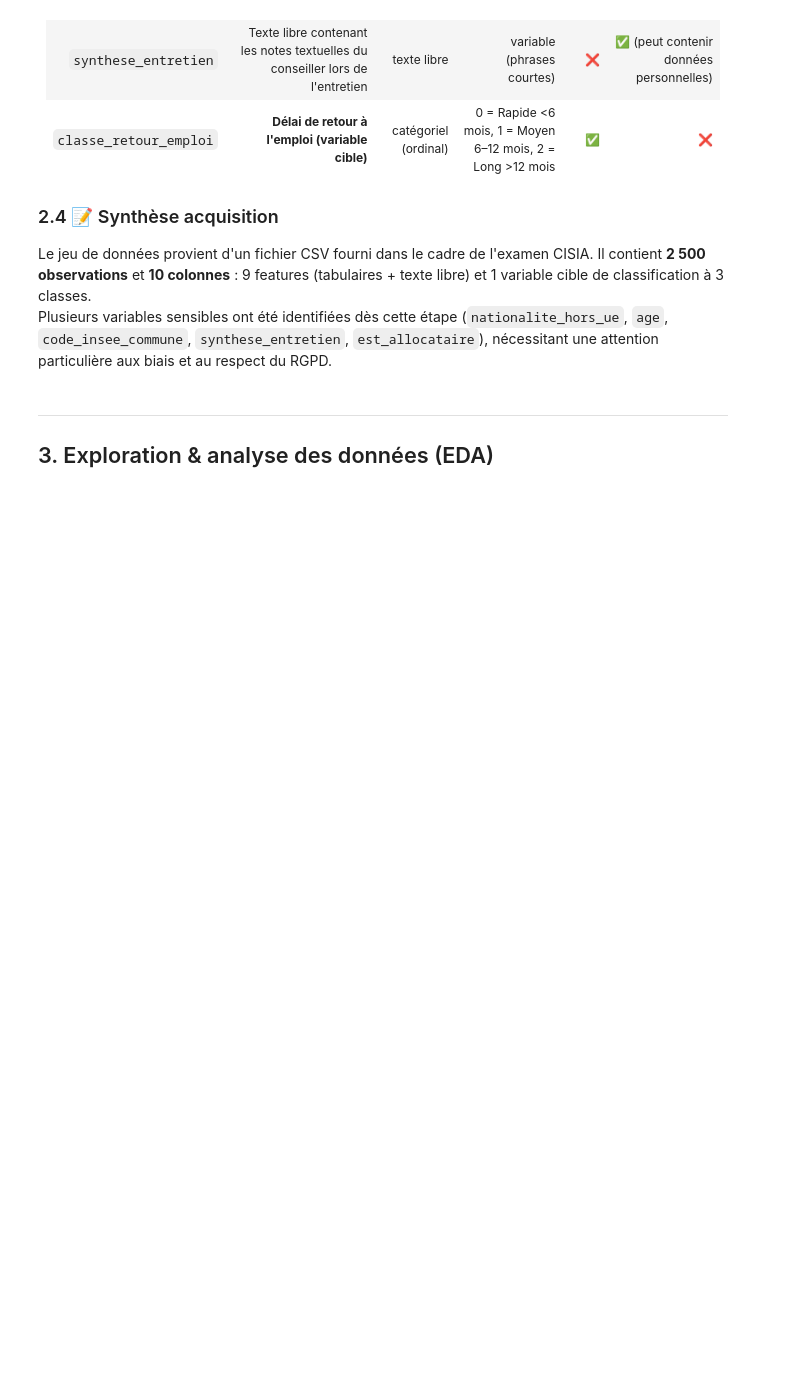
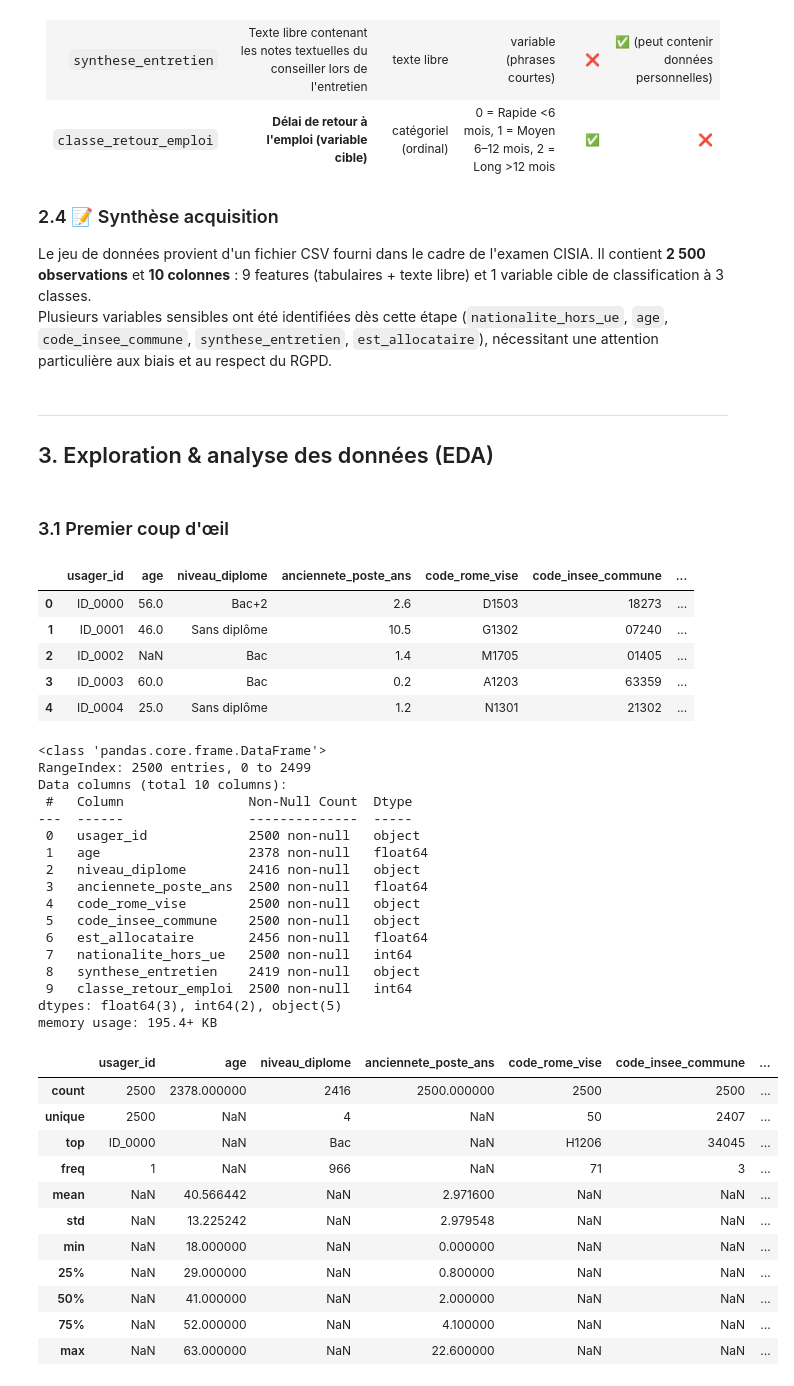
Before and after one commit to rbatos/Cas_usage_certif, a Jupyter notebook: notebooks/matrice-notebook-romain.ipynb, the cells around one changed output. Cells and saved outputs as stored; diff of their text form; code cells hidden in the pictures; blank space fills up the shorter version.

```diff
--- a/notebooks/matrice-notebook-romain.ipynb
+++ b/notebooks/matrice-notebook-romain.ipynb
@@ -180,3 +180,48 @@ Plusieurs variables sensibles ont été identifiées dès cette étape (`nationa
 # %% [markdown]
 ---
 ## 3. Exploration & analyse des données (EDA)
+# %% [markdown]
+### 3.1 Premier coup d'œil
+# %%
+# Aperçu des premières lignes
+display(df.head())
+# Résumé structurel
+df.info()
+# Statistiques descriptives
+df.describe(include="all")
+# %% [output]
+|  | usager_id | age | niveau_diplome | anciennete_poste_ans | code_rome_vise | code_insee_commune | ... |
+| 0 | ID_0000 | 56.0 | Bac+2 | 2.6 | D1503 | 18273 | ... |
+| 1 | ID_0001 | 46.0 | Sans diplôme | 10.5 | G1302 | 07240 | ... |
+| 2 | ID_0002 | NaN | Bac | 1.4 | M1705 | 01405 | ... |
+| 3 | ID_0003 | 60.0 | Bac | 0.2 | A1203 | 63359 | ... |
+| 4 | ID_0004 | 25.0 | Sans diplôme | 1.2 | N1301 | 21302 | ... |
+<class 'pandas.core.frame.DataFrame'>
+RangeIndex: 2500 entries, 0 to 2499
+Data columns (total 10 columns):
+ #   Column                Non-Null Count  Dtype
+---  ------                --------------  -----
+ 0   usager_id             2500 non-null   object
+ 1   age                   2378 non-null   float64
+ 2   niveau_diplome        2416 non-null   object
+ 3   anciennete_poste_ans  2500 non-null   float64
+ 4   code_rome_vise        2500 non-null   object
+ 5   code_insee_commune    2500 non-null   object
+ 6   est_allocataire       2456 non-null   float64
+ 7   nationalite_hors_ue   2500 non-null   int64
+ 8   synthese_entretien    2419 non-null   object
+ 9   classe_retour_emploi  2500 non-null   int64
+dtypes: float64(3), int64(2), object(5)
+memory usage: 195.4+ KB
+|  | usager_id | age | niveau_diplome | anciennete_poste_ans | code_rome_vise | code_insee_commune | ... |
+| count | 2500 | 2378.000000 | 2416 | 2500.000000 | 2500 | 2500 | ... |
+| unique | 2500 | NaN | 4 | NaN | 50 | 2407 | ... |
+| top | ID_0000 | NaN | Bac | NaN | H1206 | 34045 | ... |
+| freq | 1 | NaN | 966 | NaN | 71 | 3 | ... |
+| mean | NaN | 40.566442 | NaN | 2.971600 | NaN | NaN | ... |
+| std | NaN | 13.225242 | NaN | 2.979548 | NaN | NaN | ... |
+| min | NaN | 18.000000 | NaN | 0.000000 | NaN | NaN | ... |
+| 25% | NaN | 29.000000 | NaN | 0.800000 | NaN | NaN | ... |
+| 50% | NaN | 41.000000 | NaN | 2.000000 | NaN | NaN | ... |
+| 75% | NaN | 52.000000 | NaN | 4.100000 | NaN | NaN | ... |
+| max | NaN | 63.000000 | NaN | 22.600000 | NaN | NaN | ... |
```
Also changed, not shown: parts of 16 cells of this notebook, 1 other file.
